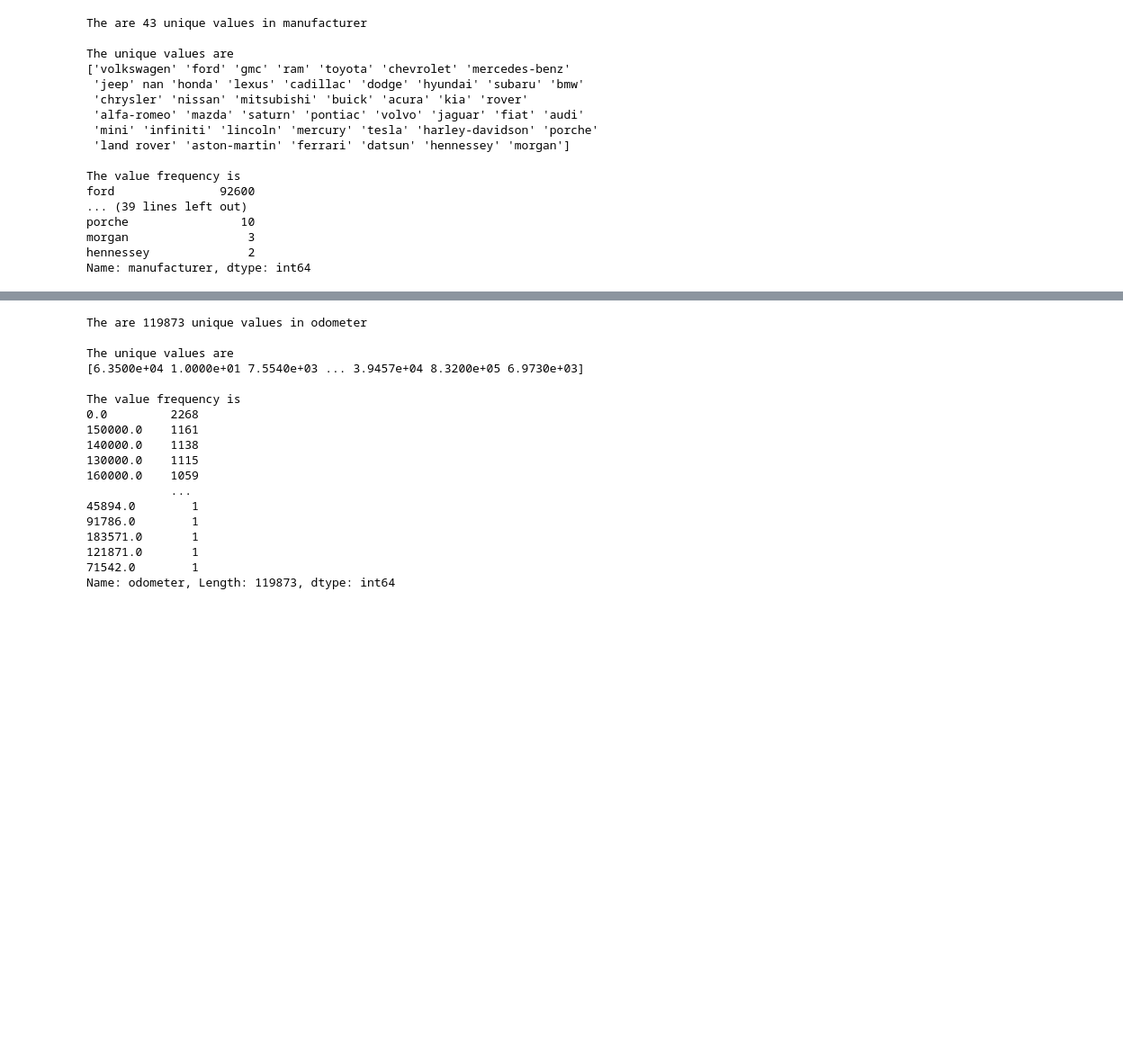
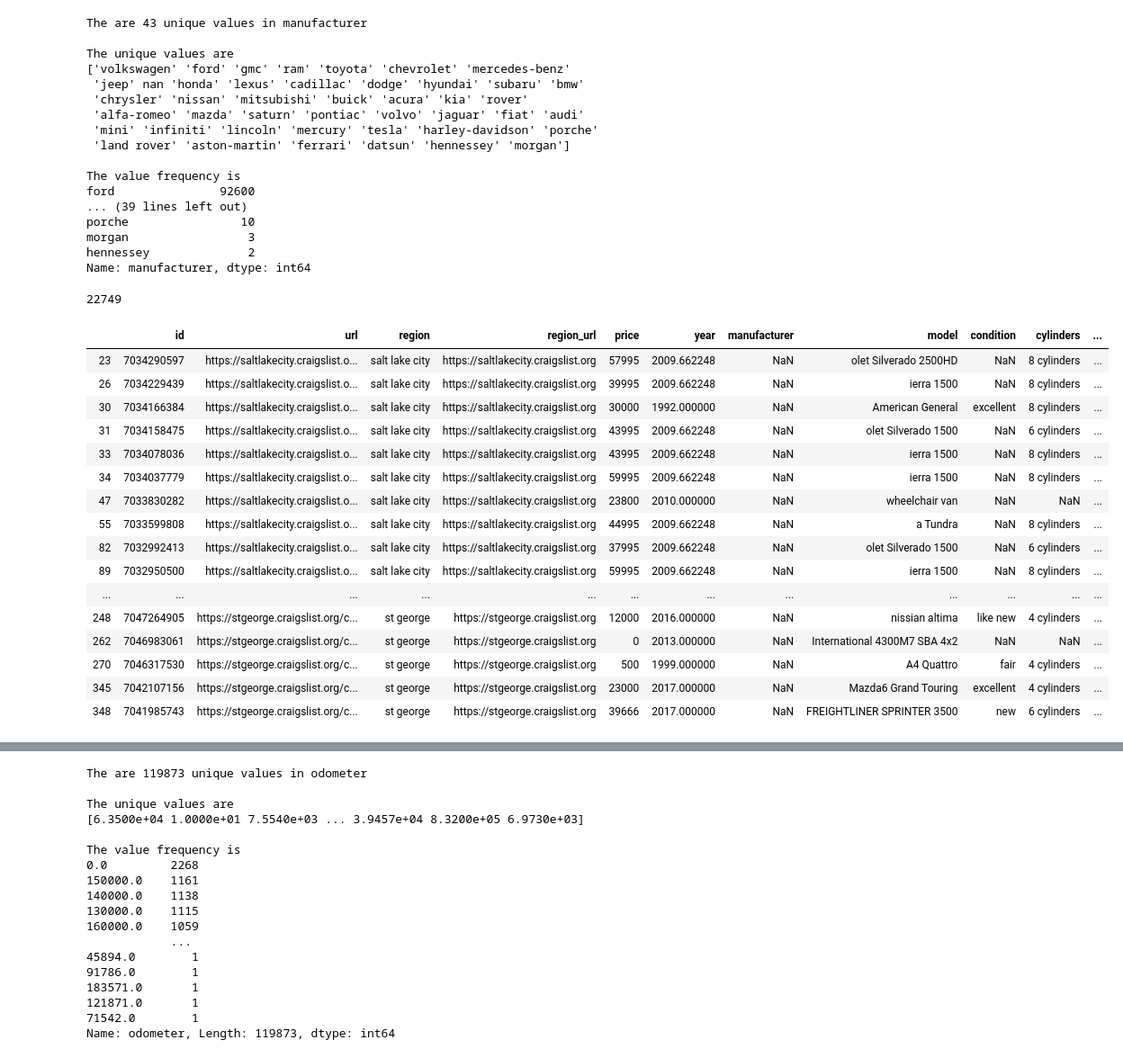
Before and after one commit to BenGriffith/data-science, a Jupyter notebook: capstone/supervised/used-cars.ipynb, the cells around one changed output, grey strips where cells are left out. Shown at 90% size. Drawn from its saved outputs; the diff is of its cells as text; code cells hidden in the pictures; blank space fills up the shorter version.

```diff
--- a/capstone/supervised/used-cars.ipynb
+++ b/capstone/supervised/used-cars.ipynb
@@ -274,0 +403,14 @@ Name: lat, Length: 51488, dtype: int64
+# %%
+def retrieve_lat(region):
+    latitude = region_mean_lookup[region]['lat']
+    return latitude
+# %%
+def retrieve_long(region):
+    longitude = region_mean_lookup[region]['long']
+    return longitude
+# %%
+cars_lat_long = cars[cars[['lat', 'long']].isnull().any(axis=1)]
+# %%
+for i in cars_lat_long.index:
+    cars['lat'][i] = retrieve_lat(cars['region'][i])
+    cars['long'][i] = retrieve_long(cars['region'][i])
@@ -292,3 +436,27 @@ porche                10
 morgan                 3
 hennessey              2
 Name: manufacturer, dtype: int64
+# %%
+cars['manufacturer'].isnull().sum()
+# %% [output]
+22749
+# %%
+cars[cars['manufacturer'].isnull()].head(20)
+# %% [output]
+|  | id | url | region | region_url | price | year | manufacturer | model | condition | cylinders | ... |
+| 23 | 7034290597 | https://saltlakecity.craigslist.o... | salt lake city | https://saltlakecity.craigslist.org | 57995 | 2009.662248 | NaN | olet Silverado 2500HD | NaN | 8 cylinders | ... |
+| 26 | 7034229439 | https://saltlakecity.craigslist.o... | salt lake city | https://saltlakecity.craigslist.org | 39995 | 2009.662248 | NaN | ierra 1500 | NaN | 8 cylinders | ... |
+| 30 | 7034166384 | https://saltlakecity.craigslist.o... | salt lake city | https://saltlakecity.craigslist.org | 30000 | 1992.000000 | NaN | American General | excellent | 8 cylinders | ... |
+| 31 | 7034158475 | https://saltlakecity.craigslist.o... | salt lake city | https://saltlakecity.craigslist.org | 43995 | 2009.662248 | NaN | olet Silverado 1500 | NaN | 6 cylinders | ... |
+| 33 | 7034078036 | https://saltlakecity.craigslist.o... | salt lake city | https://saltlakecity.craigslist.org | 43995 | 2009.662248 | NaN | ierra 1500 | NaN | 8 cylinders | ... |
+| 34 | 7034037779 | https://saltlakecity.craigslist.o... | salt lake city | https://saltlakecity.craigslist.org | 59995 | 2009.662248 | NaN | ierra 1500 | NaN | 8 cylinders | ... |
+| 47 | 7033830282 | https://saltlakecity.craigslist.o... | salt lake city | https://saltlakecity.craigslist.org | 23800 | 2010.000000 | NaN | wheelchair van | NaN | NaN | ... |
+| 55 | 7033599808 | https://saltlakecity.craigslist.o... | salt lake city | https://saltlakecity.craigslist.org | 44995 | 2009.662248 | NaN | a Tundra | NaN | 8 cylinders | ... |
+| 82 | 7032992413 | https://saltlakecity.craigslist.o... | salt lake city | https://saltlakecity.craigslist.org | 37995 | 2009.662248 | NaN | olet Silverado 1500 | NaN | 6 cylinders | ... |
+| 89 | 7032950500 | https://saltlakecity.craigslist.o... | salt lake city | https://saltlakecity.craigslist.org | 59995 | 2009.662248 | NaN | ierra 1500 | NaN | 8 cylinders | ... |
+| ... | ... | ... | ... | ... | ... | ... | ... | ... | ... | ... | ... |
+| 248 | 7047264905 | https://stgeorge.craigslist.org/c... | st george | https://stgeorge.craigslist.org | 12000 | 2016.000000 | NaN | nissian altima | like new | 4 cylinders | ... |
+| 262 | 7046983061 | https://stgeorge.craigslist.org/c... | st george | https://stgeorge.craigslist.org | 0 | 2013.000000 | NaN | International 4300M7 SBA 4x2 | NaN | NaN | ... |
+| 270 | 7046317530 | https://stgeorge.craigslist.org/c... | st george | https://stgeorge.craigslist.org | 500 | 1999.000000 | NaN | A4 Quattro | fair | 4 cylinders | ... |
+| 345 | 7042107156 | https://stgeorge.craigslist.org/c... | st george | https://stgeorge.craigslist.org | 23000 | 2017.000000 | NaN | Mazda6 Grand Touring | excellent | 4 cylinders | ... |
+| 348 | 7041985743 | https://stgeorge.craigslist.org/c... | st george | https://stgeorge.craigslist.org | 39666 | 2017.000000 | NaN | FREIGHTLINER SPRINTER 3500 | new | 6 cylinders | ... |
```
Also changed, not shown: parts of 49 cells of this notebook.
